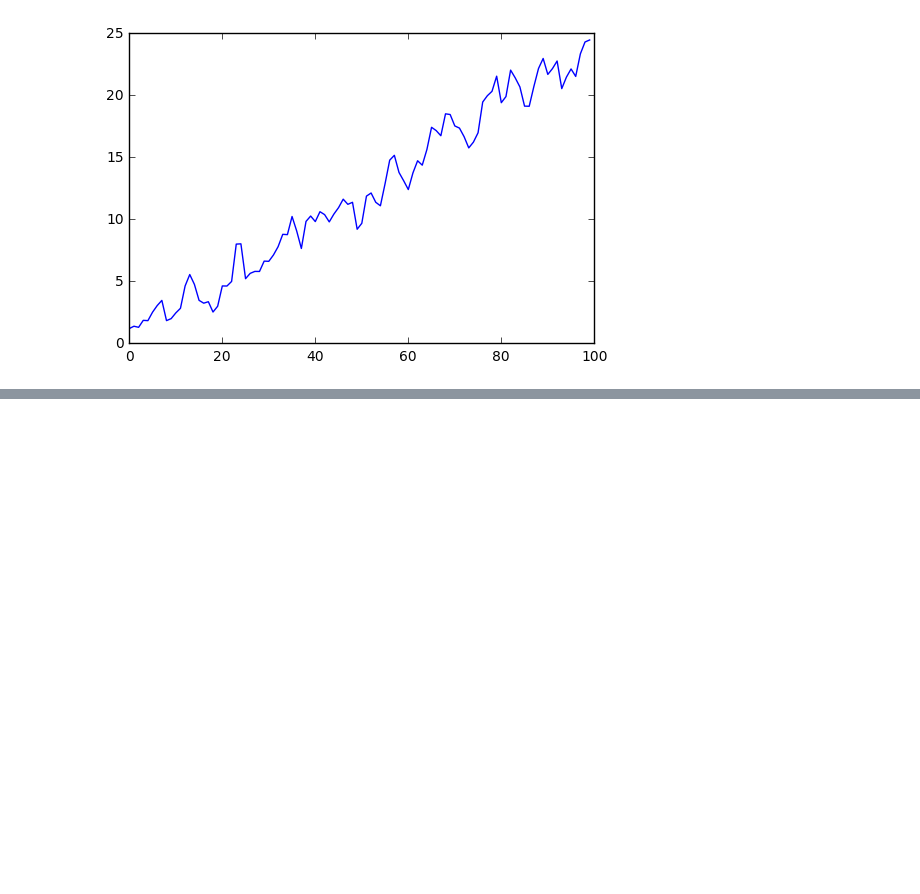
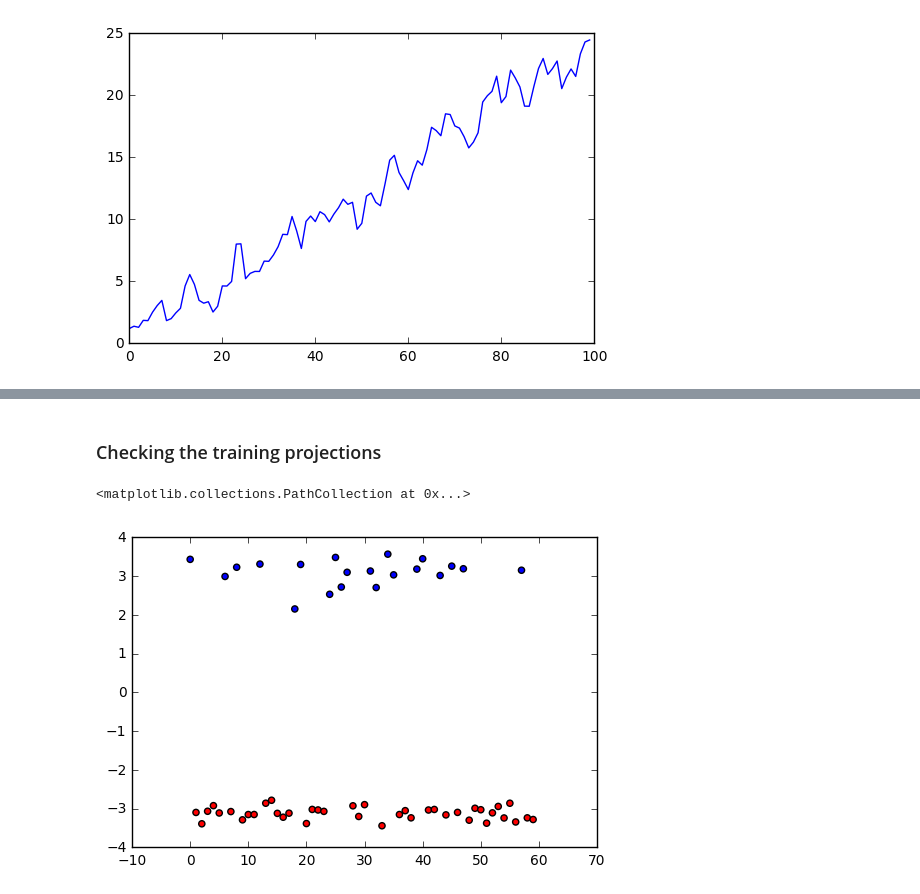
Before and after one commit to sudhNau/Baysian, a Jupyter notebook: datagenerator.ipynb, the cells around one changed output, grey strips where cells are left out. Cells and saved outputs as stored; diff of their text form; code cells hidden in the pictures; blank space fills up the shorter version.

```diff
--- a/datagenerator.ipynb
+++ b/datagenerator.ipynb
@@ -122,0 +150,13 @@ C
+# %% [markdown]
+### Checking the training projections
+# %%
+def getColor(L):
+    if L  > 0:
+        return 'b'
+    else:
+        return 'r'
+
+plt.scatter(range(lcgm.lHatExp.shape[0]),lcgm.lHatExp,c=[getColor(l) for l in L_train])
+# %% [output]
+<matplotlib.collections.PathCollection at 0x...>
+[figure, added]
```
Also changed, not shown: parts of 32 cells of this notebook, 4 other files.
